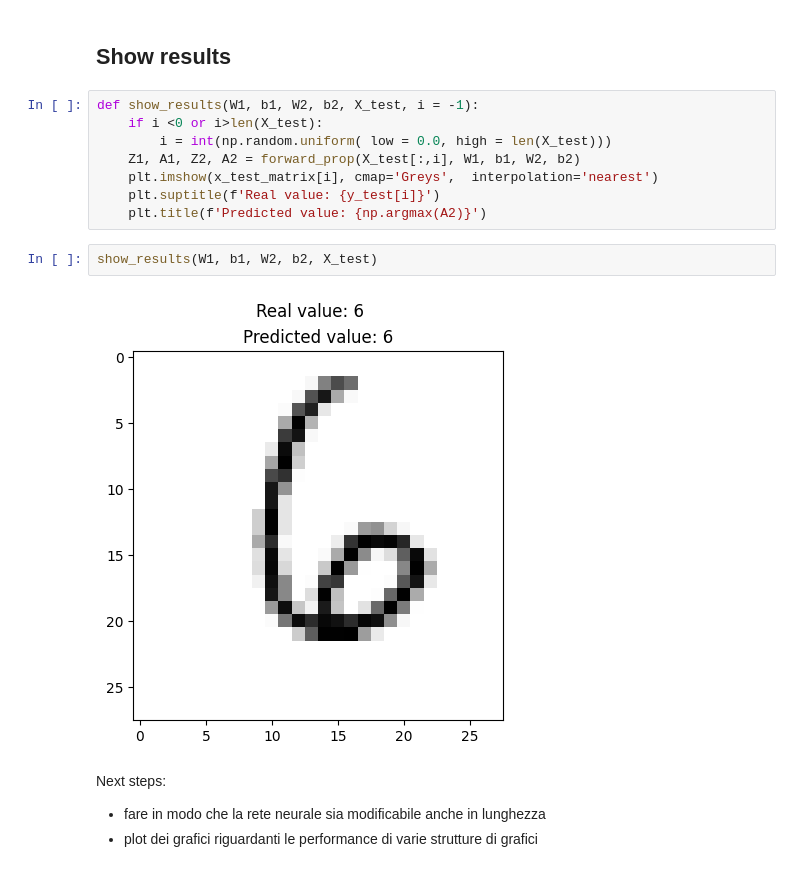
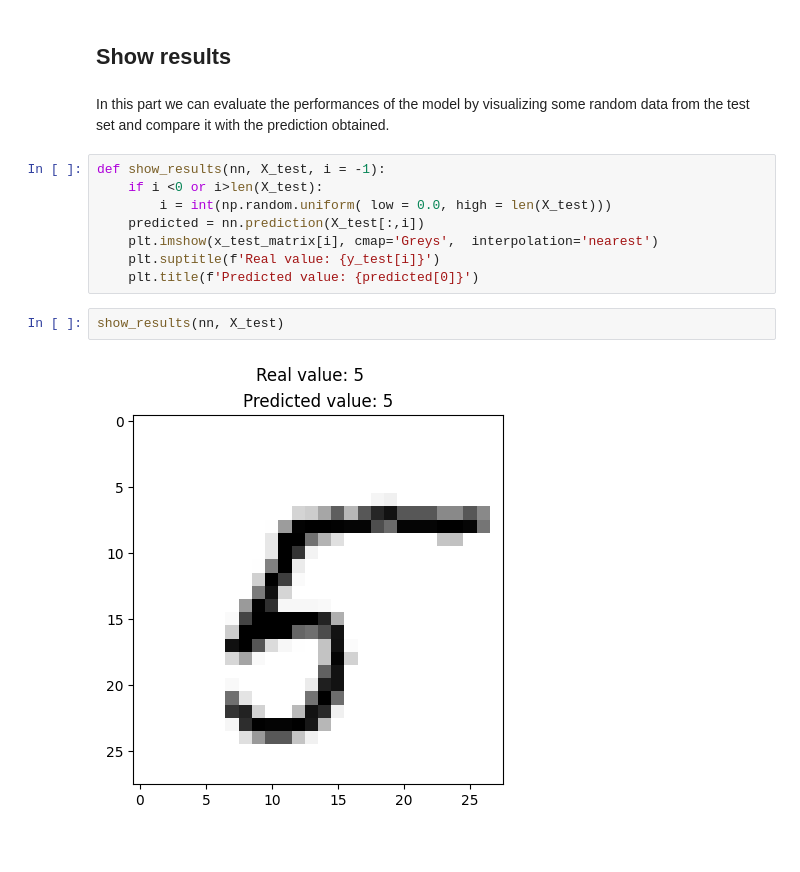
Before and after one commit to RiccardoBianchi99/NN-from-Scratch, a Jupyter notebook: main.ipynb, the cells around one changed output. Cells and saved outputs as stored; diff of their text form; blank space fills up the shorter version.

```diff
--- a/main.ipynb
+++ b/main.ipynb
@@ -210,18 +105,16 @@ plt.show()
 # %% [markdown]
 ## Show results
+# %% [markdown]
+In this part we can evaluate the performances of the model by visualizing some random data from the test set and compare it with the prediction obtained.
 # %%
-def show_results(W1, b1, W2, b2, X_test, i = -1):
+def show_results(nn, X_test, i = -1):
     if i <0 or i>len(X_test):
         i = int(np.random.uniform( low = 0.0, high = len(X_test)))
-    Z1, A1, Z2, A2 = forward_prop(X_test[:,i], W1, b1, W2, b2)
+    predicted = nn.prediction(X_test[:,i])
     plt.imshow(x_test_matrix[i], cmap='Greys',  interpolation='nearest')
     plt.suptitle(f'Real value: {y_test[i]}')
-    plt.title(f'Predicted value: {np.argmax(A2)}')
+    plt.title(f'Predicted value: {predicted[0]}')
-# %%
-show_results(W1, b1, W2, b2, X_test)
-# %% [output]
-[figure, removed]
-# %% [markdown]
-Next steps:
-- fare in modo che la rete neurale sia modificabile anche in lunghezza
-- plot dei grafici riguardanti le performance di varie strutture di grafici
+# %%
+show_results(nn, X_test)
+# %% [output]
+[figure, added]
```
Also changed, not shown: parts of 35 cells of this notebook, 3 other files.
